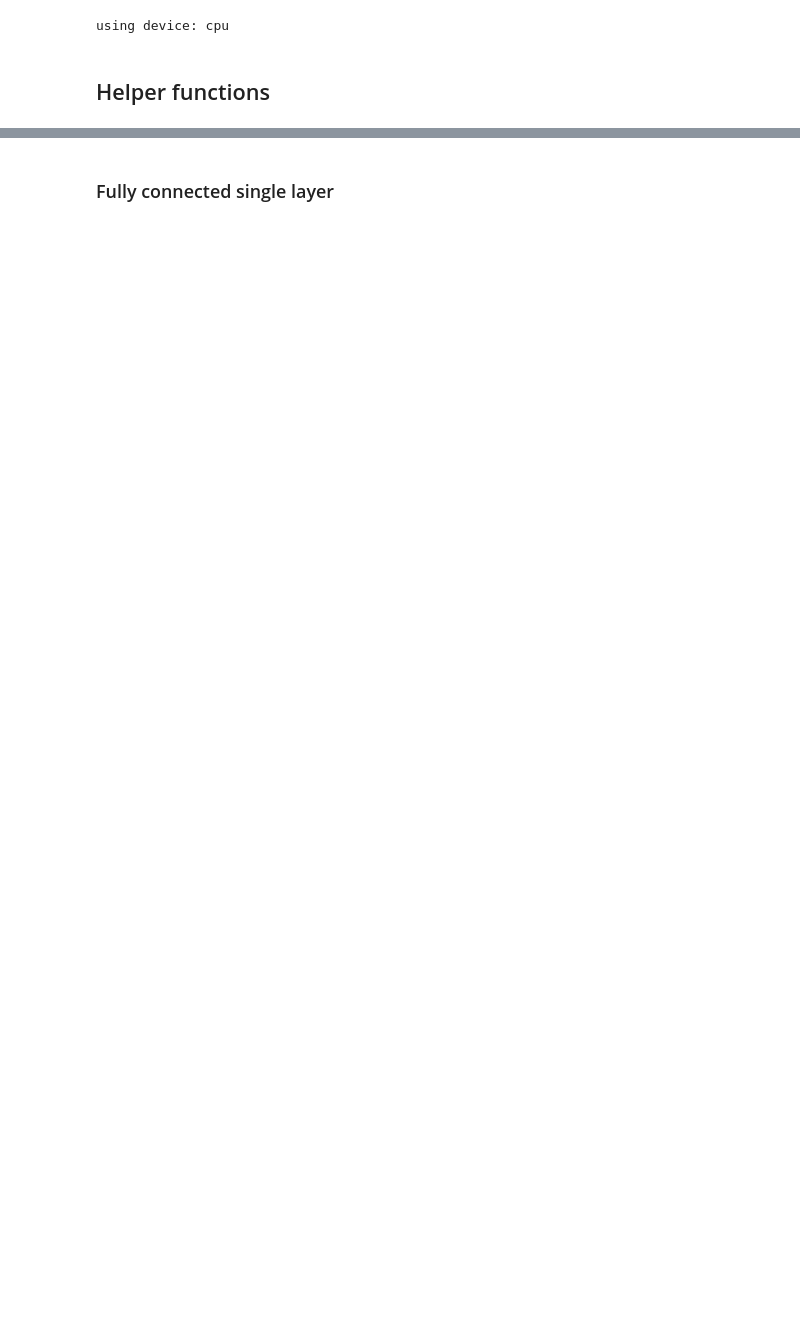
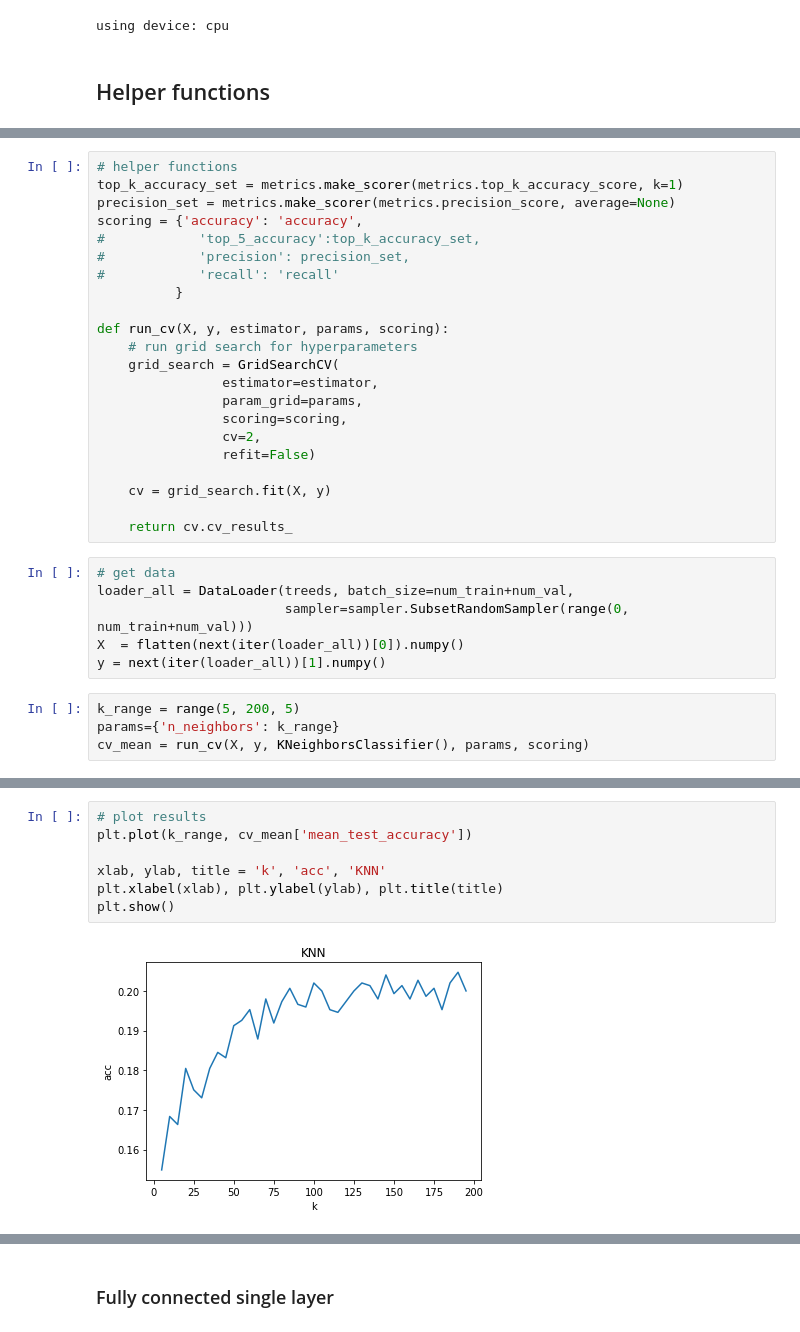
Before and after one commit to etrieschman/tree-finder, a Jupyter notebook: notebooks/preprocess_images.ipynb, the cells around one changed output, grey strips where cells are left out. Drawn from its saved outputs; the diff is of its cells as text; blank space fills up the shorter version.

```diff
--- a/notebooks/preprocess_images.ipynb
+++ b/notebooks/preprocess_images.ipynb
@@ -122,0 +155,32 @@ loader_test = DataLoader(treeds, batch_size=64,
+# %%
+# helper functions
+top_k_accuracy_set = metrics.make_scorer(metrics.top_k_accuracy_score, k=1)
+precision_set = metrics.make_scorer(metrics.precision_score, average=None)
+scoring = {'accuracy': 'accuracy',
+#            'top_5_accuracy':top_k_accuracy_set,
+#            'precision': precision_set,
+#            'recall': 'recall'
+          }
+
+def run_cv(X, y, estimator, params, scoring):
+    # run grid search for hyperparameters
+    grid_search = GridSearchCV(
+                estimator=estimator,
+                param_grid=params,
+                scoring=scoring,
+                cv=2,
+                refit=False)
+
+    cv = grid_search.fit(X, y)
+
+    return cv.cv_results_
+# %%
+# get data
+loader_all = DataLoader(treeds, batch_size=num_train+num_val,
+                        sampler=sampler.SubsetRandomSampler(range(0, num_train+num_val)))
+X  = flatten(next(iter(loader_all))[0]).numpy()
+y = next(iter(loader_all))[1].numpy()
+# %%
+k_range = range(5, 200, 5)
+params={'n_neighbors': k_range}
+cv_mean = run_cv(X, y, KNeighborsClassifier(), params, scoring)
@@ -122,0 +192,9 @@ loader_test = DataLoader(treeds, batch_size=64,
+# %%
+# plot results
+plt.plot(k_range, cv_mean['mean_test_accuracy'])
+
+xlab, ylab, title = 'k', 'acc', 'KNN'
+plt.xlabel(xlab), plt.ylabel(ylab), plt.title(title)
+plt.show()
+# %% [output]
+[figure, added]
```
Also changed, not shown: parts of 24 cells of this notebook, 13 other files.
